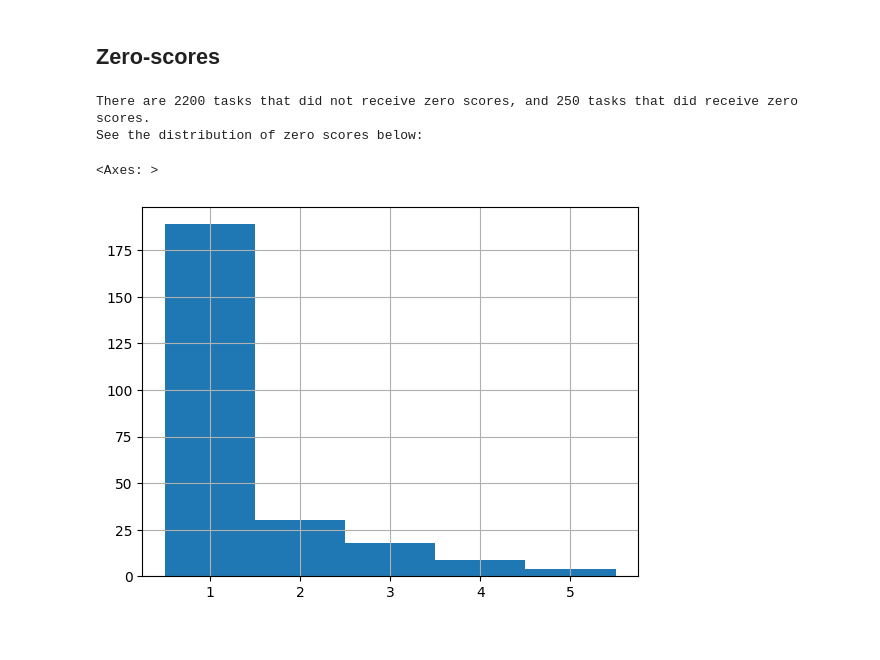
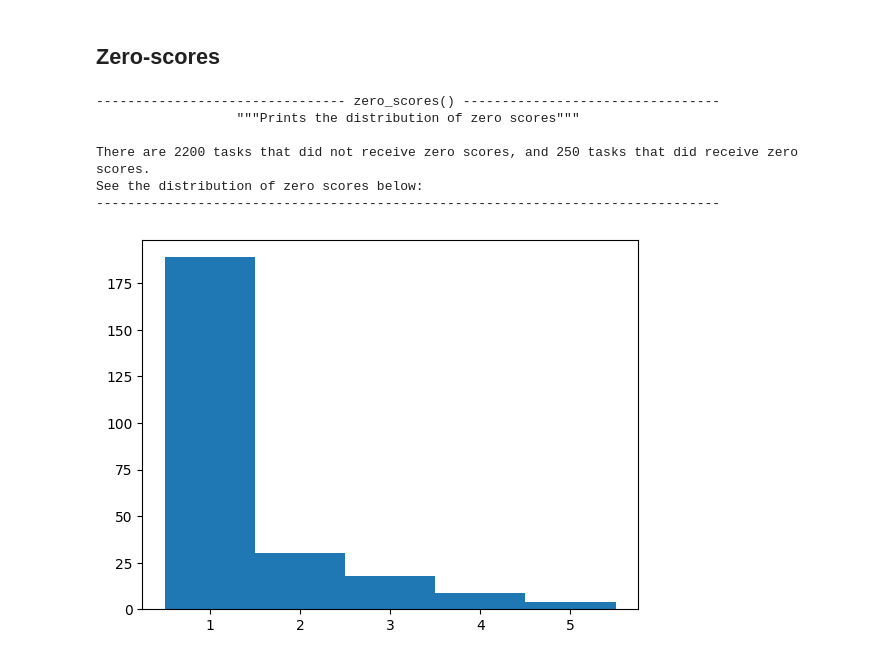
Before and after one commit to bbjoverbeek/credibility-conundrum, a Jupyter notebook: data_exploration.ipynb, the cells around one changed output. Drawn from its saved outputs; the diff is of its cells as text; code cells hidden in the pictures.

```diff
--- a/data_exploration.ipynb
+++ b/data_exploration.ipynb
@@ -384,24 +357,32 @@ df_filtered.boxplot(column="score", by="category")
 ## Zero-scores
 # %%
 # make histogram of tasks scored with 0
+@print_formatting
+def zero_scores_per_task(df: pd.DataFrame) -> None:
+    """Prints the distribution of zero scores"""
 
-zero_scores = []
-for task_id in df['task_id'].unique():
-    zero_scores.append(df[df['task_id'] == task_id]['score'].value_counts().get(0))
-    # print(task_id, zero_scores)
+    zero_scores = []
+    for task_id in df['task_id'].unique():
+        zero_scores.append(df[df['task_id'] == task_id]['score'].value_counts().get(0))
+        # print(task_id, zero_scores)
 
-zero_scores_series = pd.Series(zero_scores)
+    zero_scores_series = pd.Series(zero_scores)
 
-print(f'There are {zero_scores_series.isnull().sum()} tasks that did not receive zero scores, and {zero_scores_series.count()} tasks that did receive zero scores.')
-print('See the distribution of zero scores below:')
+    print(f'There are {zero_scores_series.isnull().sum()} tasks that did not receive zero scores, and {zero_scores_series.count()} tasks that did receive zero scores.')
+    print('See the distribution of zero scores below:')
 
-# make histogram of tasks scored with 0
-zero_scores_series.hist(bins=5, align='left')
+    # make histogram of tasks scored with 0
+    zero_scores_series.hist(bins=5, align='left', grid=False)
+
+zero_scores(df)
 # %% [output]
+-------------------------------- zero_scores() ---------------------------------
+                  """Prints the distribution of zero scores"""
+
 There are 2200 tasks that did not receive zero scores, and 250 tasks that did receive zero scores.
 See the distribution of zero scores below:
+--------------------------------------------------------------------------------
-<Axes: >
-[figure, old version]
+[figure, new version]
 # %%
 # count how many annotators used 0 to score a task
 
```
Also changed, not shown: parts of 20 cells of this notebook.
